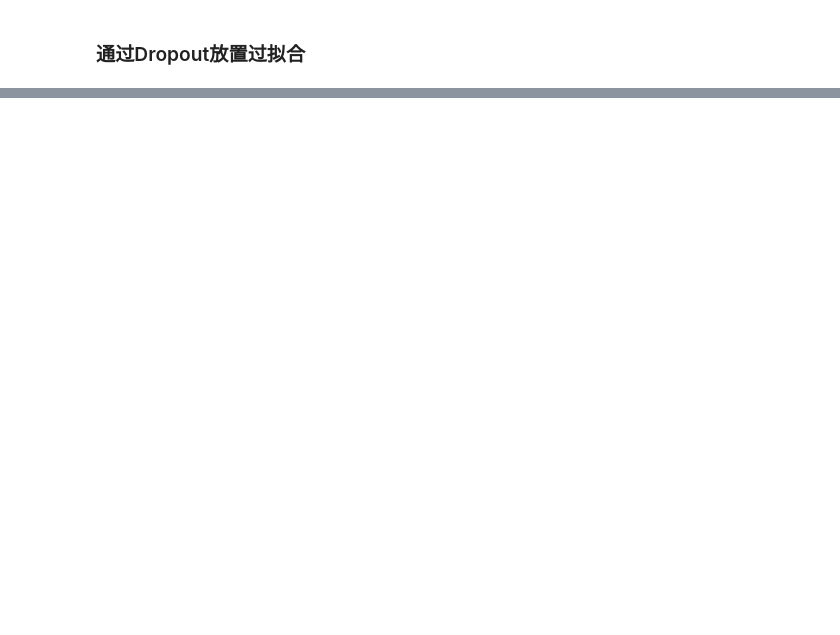
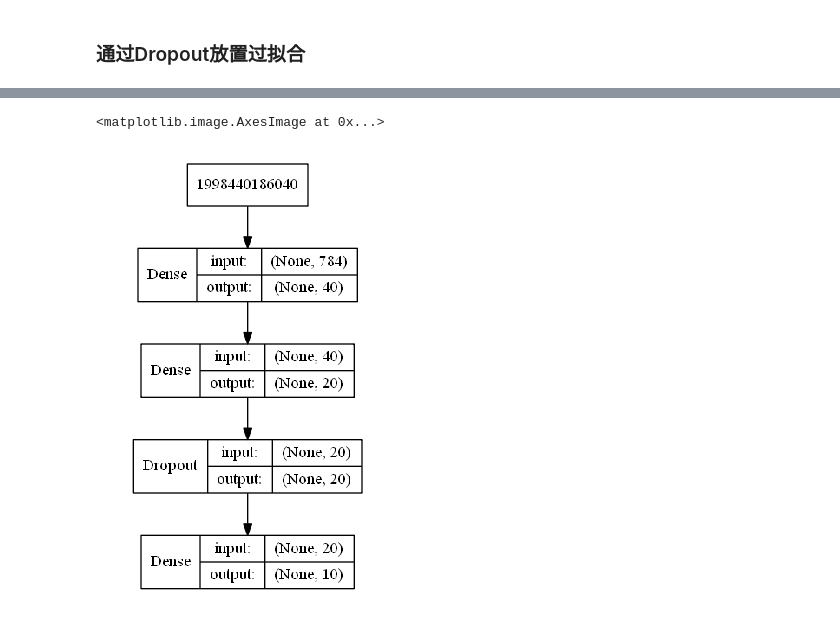
Before and after one commit to youerning/aiplayground, a Jupyter notebook: keras_helloworld.ipynb, the cells around one changed output, grey strips where cells are left out. Cells and saved outputs as stored; diff of their text form; code cells hidden in the pictures; blank space fills up the shorter version.

```diff
--- a/keras_helloworld.ipynb
+++ b/keras_helloworld.ipynb
@@ -278,0 +517,21 @@ Epoch 4/4
+# %%
+from keras.layers import Dropout
+
+model5 = Sequential()
+model5.add(Dense(units=40, activation="relu", input_shape=(x_train_.shape[1], ), bias_initializer="one"))
+model5.add(Dense(units=20, activation="relu", input_shape=(x_train_.shape[1], ), bias_initializer="one"))
+model5.add(Dropout(0.4))
+model5.add(Dense(units=10, activation="softmax", input_shape=(x_train_.shape[1], ), bias_initializer="one"))
+
+sgd = SGD(lr=0.1)
+model5.compile(sgd, loss="categorical_crossentropy", metrics=["accuracy"])
+
+model5.fit(x_train_, y_train_, epochs=5, batch_size=32)
+print("evaluate train datasets")
+print(model5.evaluate(x_train_, y_train_))
+print("evaluate test datasets")
+print(model5.evaluate(x_test_, y_test_))
+
+# 保存模型
+# 保存模型有两种方式save, save_weights
+model5.save("mnist_dense_model.hdf5")
@@ -278,0 +622,20 @@ Epoch 4/4
+# %%
+from keras.layers import Dropout
+
+model5 = Sequential()
+model5.add(Dense(units=40, activation="relu", input_shape=(x_train_.shape[1], ), bias_initializer="one"))
+model5.add(Dense(units=20, activation="relu", input_shape=(x_train_.shape[1], ), bias_initializer="one"))
+model5.add(Dropout(0.4))
+model5.add(Dense(units=10, activation="softmax", input_shape=(x_train_.shape[1], ), bias_initializer="one"))
+
+sgd = SGD(lr=0.1)
+model5.compile(sgd, loss="categorical_crossentropy", metrics=["accuracy"])
+
+plot_model(model5, to_file="model5.png", show_shapes=True, show_layer_names=False)
+img = plt.imread("model5.png")
+plt.figure(figsize=(8, 8))
+plt.axis("off")
+plt.imshow(img)
+# %% [output]
+<matplotlib.image.AxesImage at 0x...>
+[figure, added]
```
Also changed, not shown: parts of 29 cells of this notebook, 4 other files.
